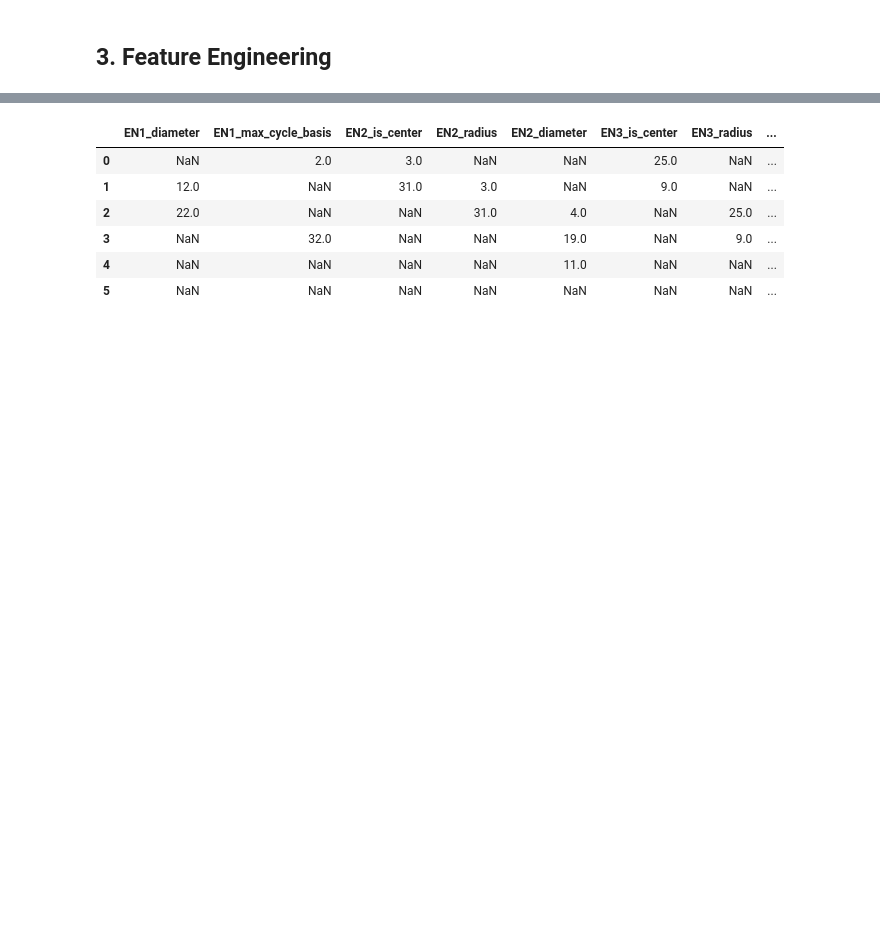
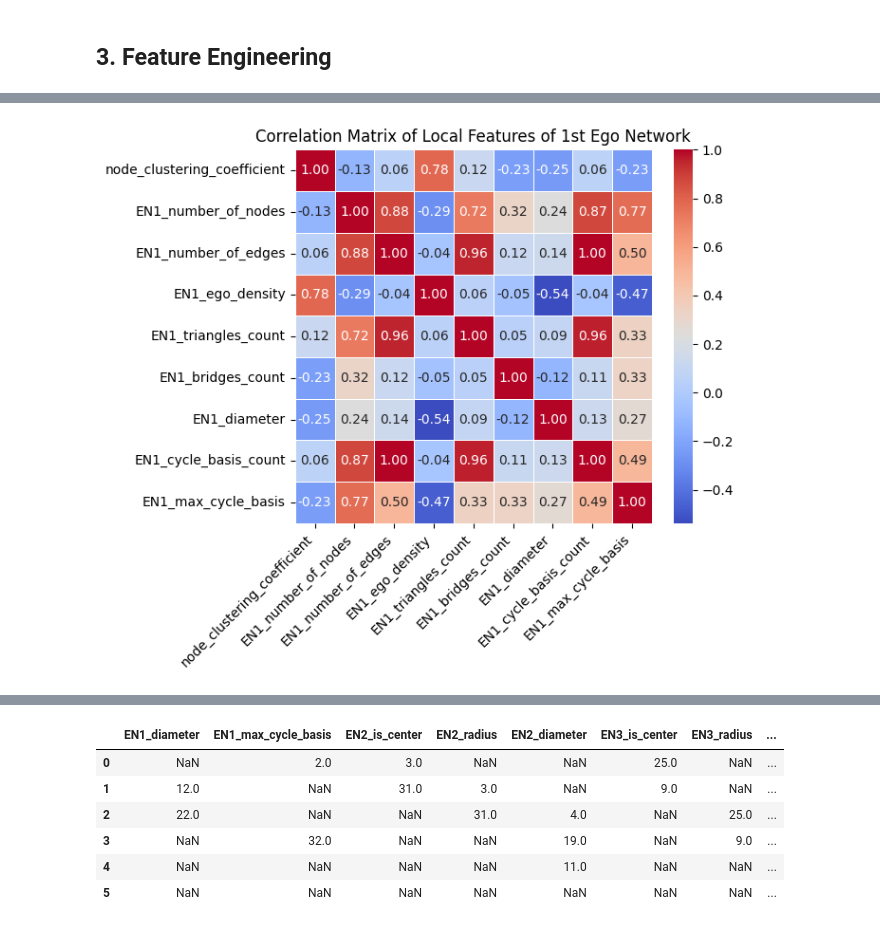
Before and after one commit to kk-shetty/data_science_ik, a Jupyter notebook: projects/ml_mini_project/node_clustering.ipynb, the cells around one changed output, grey strips where cells are left out. Cells and saved outputs as stored; diff of their text form; code cells hidden in the pictures; blank space fills up the shorter version.

```diff
--- a/projects/ml_mini_project/node_clustering.ipynb
+++ b/projects/ml_mini_project/node_clustering.ipynb
@@ -121,3 +124,10 @@ ego_network_features(1)
+# %%
+# Creating df from individual ego network feature csv file
+
+df1 = pd.read_csv('/content/drive/My Drive/ml_mini_project_data/facebook_combined_output_1.csv')
+df2 = pd.read_csv('/content/drive/My Drive/ml_mini_project_data/facebook_combined_output_2.csv')
+df3 = pd.read_csv('/content/drive/My Drive/ml_mini_project_data/facebook_combined_output_3.csv')
+df4 = pd.read_csv('/content/drive/My Drive/ml_mini_project_data/facebook_combined_output_4.csv')
 # %% [markdown]
 ## 3. Feature Engineering
 # %%
@@ -143,0 +158,2 @@ dtype: int64
+# %%
+df1.drop(columns=['EN1_is_center', 'EN1_radius'], inplace=True)
@@ -143,0 +199,10 @@ dtype: int64
+# %%
+# Correlation matrics for 1st ego network features
+plt.figure(figsize=(7, 6))
+heatmap = sns.heatmap(df1.iloc[:,1:].corr(), annot=True, cmap='coolwarm', fmt=".2f", linewidths=0.5)
+heatmap.set_xticklabels(heatmap.get_xticklabels(), rotation=45, horizontalalignment='right')
+plt.title('Correlation Matrix of Local Features of 1st Ego Network')
+plt.tight_layout()
+plt.show()
+# %% [output]
+[figure, added]
```
Also changed, not shown: parts of 23 cells of this notebook.
